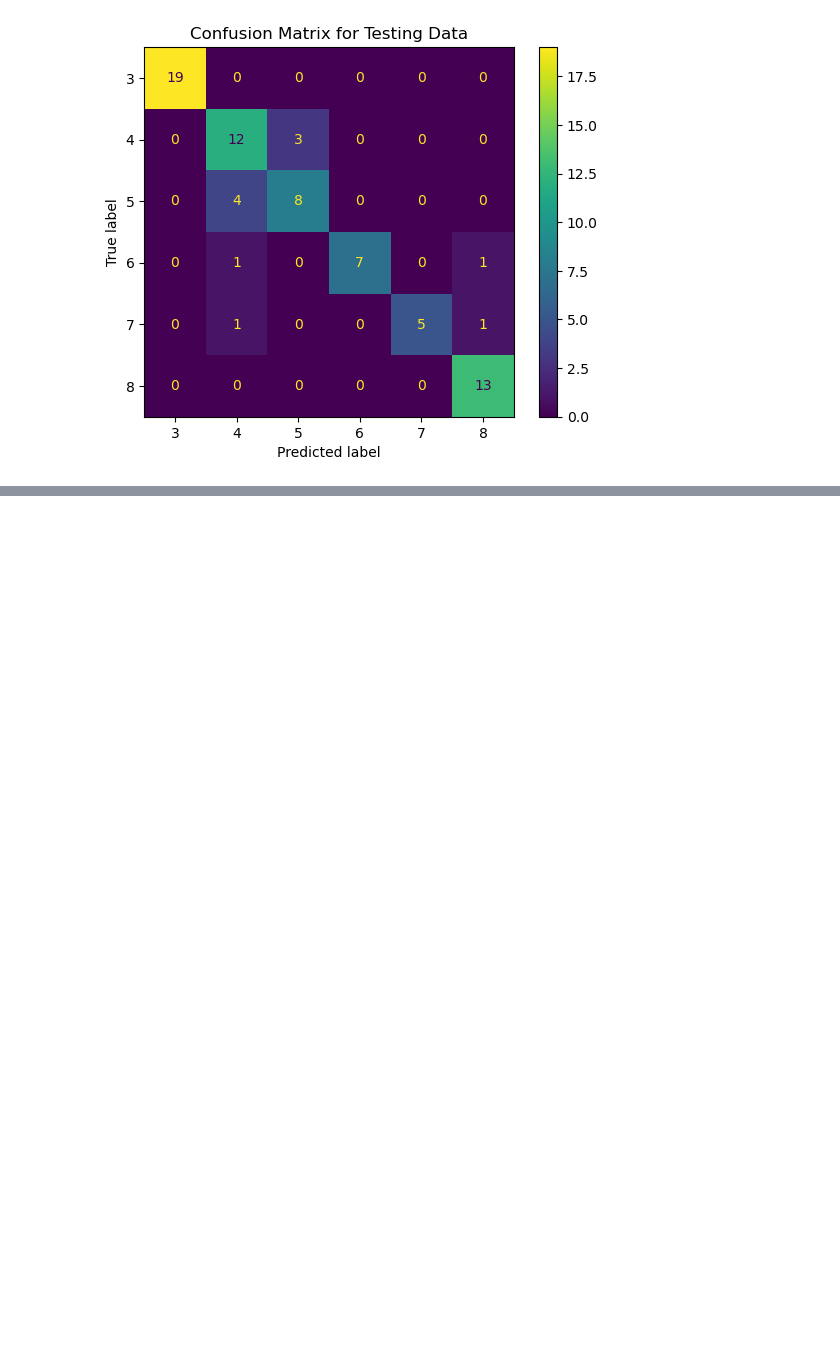
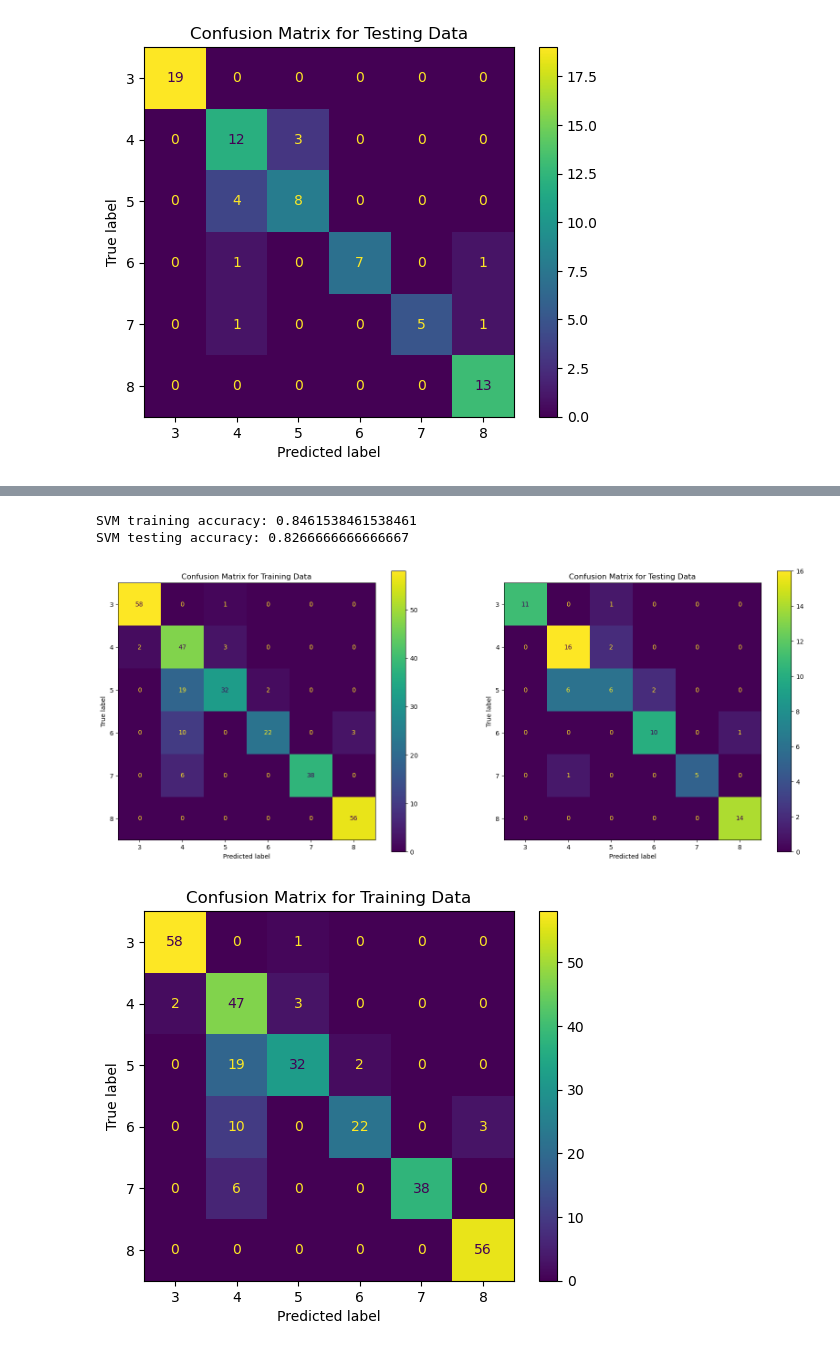
Before and after one commit to ryyu444/ECS-171-Group-Project, a Jupyter notebook: models/models.ipynb, the cells around one changed output, grey strips where cells are left out. Saved outputs shown, nothing was run; the diff lists cells and outputs as text; code cells hidden in the pictures; blank space fills up the shorter version.

Commit message:
created a support vector machine model

```diff
--- a/models/models.ipynb
+++ b/models/models.ipynb
@@ -168,0 +172,38 @@ Naive Bayes testing accuracy: 0.8
+# %%
+# creating a Support Vector Machine
+
+# Split the data into training/testing sets with ratio of 80:20
+X_train, X_test, y_train, y_test = train_test_split(X, y, test_size=0.2)
+
+# creat Support Vector Machine model
+svm = SVC(kernel="linear")
+svm.fit(X_train, y_train)
+
+# use SVM to predict on train and test sets
+y_trainPredSVM = svm.predict(X_train)
+y_testPredSVM = svm.predict(X_test)
+
+# display accuracy for train and test sets
+print('SVM training accuracy:',
+      accuracy_score(y_train, y_trainPredSVM))
+
+print('SVM testing accuracy:',
+      accuracy_score(y_test, y_testPredSVM))
+
+# display confusion matrix for train and test
+fig, axes = plt.subplots(1,2,figsize=(20,8))
+axes = axes.flatten()
+disptrain = ConfusionMatrixDisplay.from_predictions(y_train, y_trainPredSVM, ax=axes[0])
+disptrain.plot()
+axes[0].set_title("Confusion Matrix for Training Data")
+plt.title("Confusion Matrix for Training Data")
+disptest = ConfusionMatrixDisplay.from_predictions(y_test, y_testPredSVM, ax=axes[1])
+disptest.plot()
+axes[1].set_title("Confusion Matrix for Testing Data")
+plt.title("Confusion Matrix for Testing Data")
+plt.show()
+# %% [output]
+SVM training accuracy: 0.8461538461538461
+SVM testing accuracy: 0.8266666666666667
+[figure, added]
+[figure, added]
```
Also changed, not shown: parts of 3 cells of this notebook.
